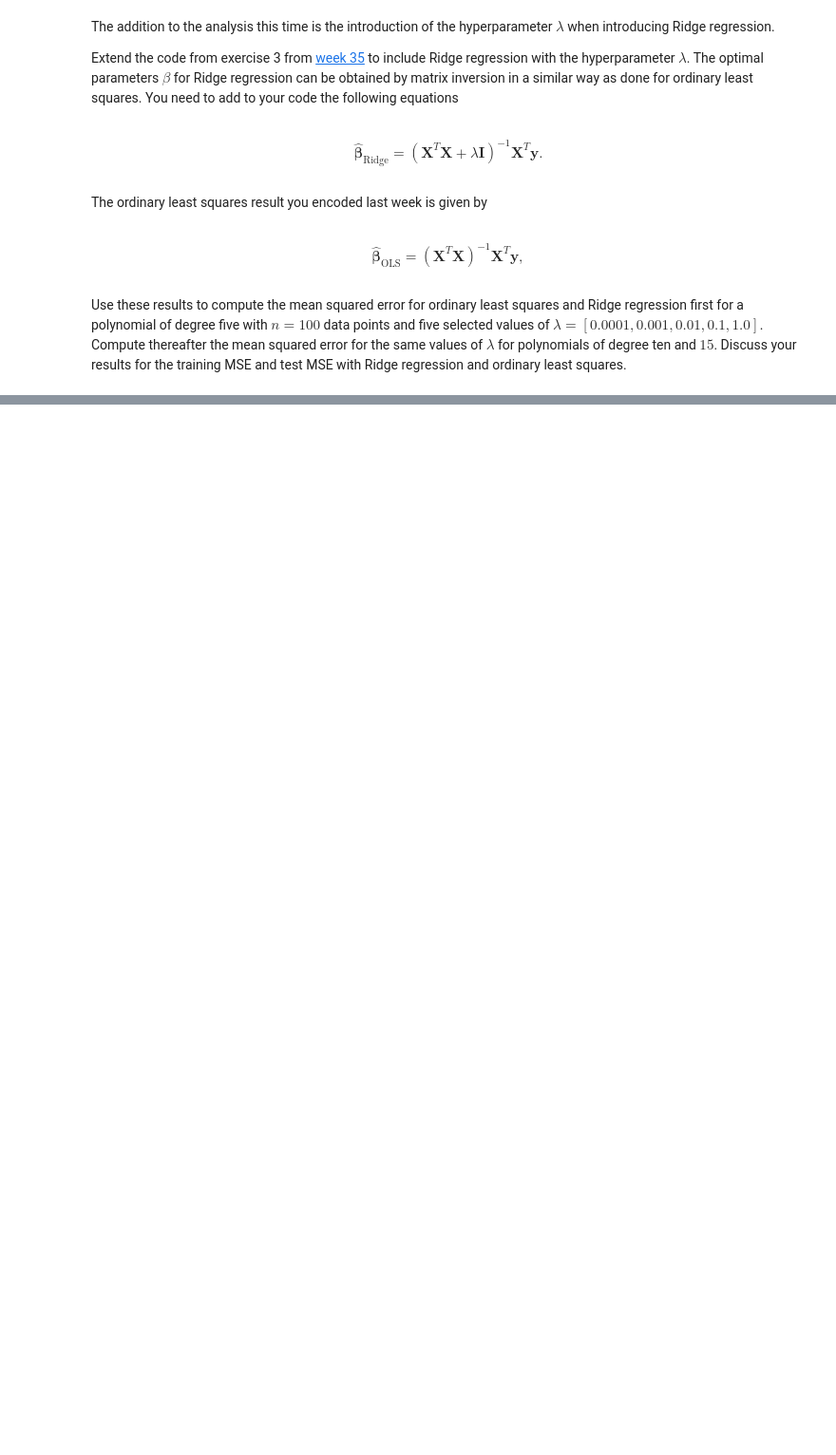
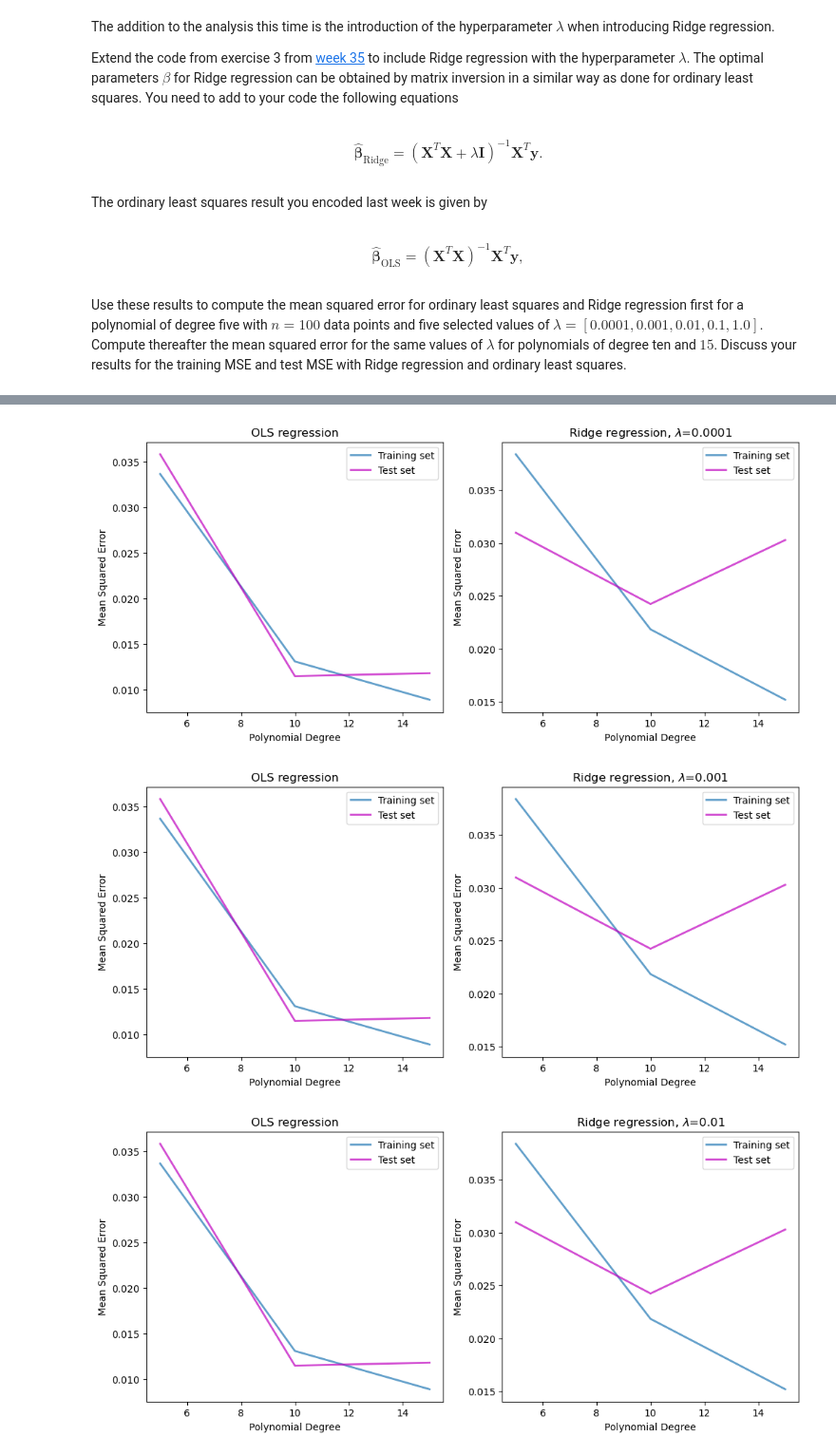
Before and after one commit to ericludvigs/MachineLearning, a Jupyter notebook: work/exercisesweek36.ipynb, the cells around one changed output, grey strips where cells are left out. Shown at 95% size. Saved outputs shown, nothing was run; the diff lists cells and outputs as text; code cells hidden in the pictures; blank space fills up the shorter version.

```diff
--- a/work/exercisesweek36.ipynb
+++ b/work/exercisesweek36.ipynb
@@ -197,9 +197,10 @@ and $15$. Discuss your results for the training MSE and test MSE with
 Ridge regression and ordinary least squares.
 # %%
 def make_feature_matrix(x, P):
-    X = np.zeros((len(x), P))
-    for exponent in range(0,P):
-        X[:,exponent] = x[:,0]**exponent
+    X = np.zeros((len(x), P-1))
+    # leave out intercept by excluding the first row of X
+    for exponent in range(1,P):
+        X[:,exponent-1] = x[:,0]**exponent
 
     return X
 
@@ -220,7 +221,6 @@ def linear_regression_model_OLS(X, y):
 
 def linear_regression_model_Ridge(X, y, lambda_value):
     beta = np.linalg.inv( X.T.dot(X) + lambda_value * np.identity(X.shape[1]) ).dot(X.T).dot(y)
-    # from https://compphysics.github.io/MachineLearning/doc/LectureNotes/_build/html/chapter1.html#linear-regression-basic-elements
 
     return beta
 
@@ -246,0 +395,28 @@ plt.show()
+# %%
+for l_index, lambda_value in enumerate(lambdas):
+    fig, axes = plt.subplots(1, 2, figsize=(12, 5))
+    ax1, ax2 = axes
+
+    ax1.set_xlabel(r'Polynomial Degree')
+    ax1.set_ylabel(r'Mean Squared Error')
+    ax1.plot(polynomial_degrees, train_skl_mses_OLS_list, alpha=0.7, lw=2,
+                label='Training set')
+    ax1.plot(polynomial_degrees, test_skl_mses_OLS_list, alpha=0.7, lw=2, c='m',
+                label='Test set')
+    ax1.legend()
+    ax1.set_title("OLS regression")
+
+    ax2.set_xlabel(r'Polynomial Degree')
+    ax2.set_ylabel(r'Mean Squared Error')
+    ax2.plot(polynomial_degrees, lambda_results_dict[f"lambda_{l_index}_train_skl_mses_Ridge_list"], alpha=0.7, lw=2,
+                label='Training set')
+    ax2.plot(polynomial_degrees, lambda_results_dict[f"lambda_{l_index}_test_skl_mses_Ridge_list"], alpha=0.7, lw=2, c='m',
+                label='Test set')
+    ax2.legend()
+    ax2.set_title(f"Ridge regression, "+r"$\lambda$"+f"={lambdas[l_index]}")
+
+    plt.show()
+# %% [output]
+[figure, added]
+[figure, added]
+[figure, added]
```
Also changed, not shown: parts of 5 cells of this notebook.
